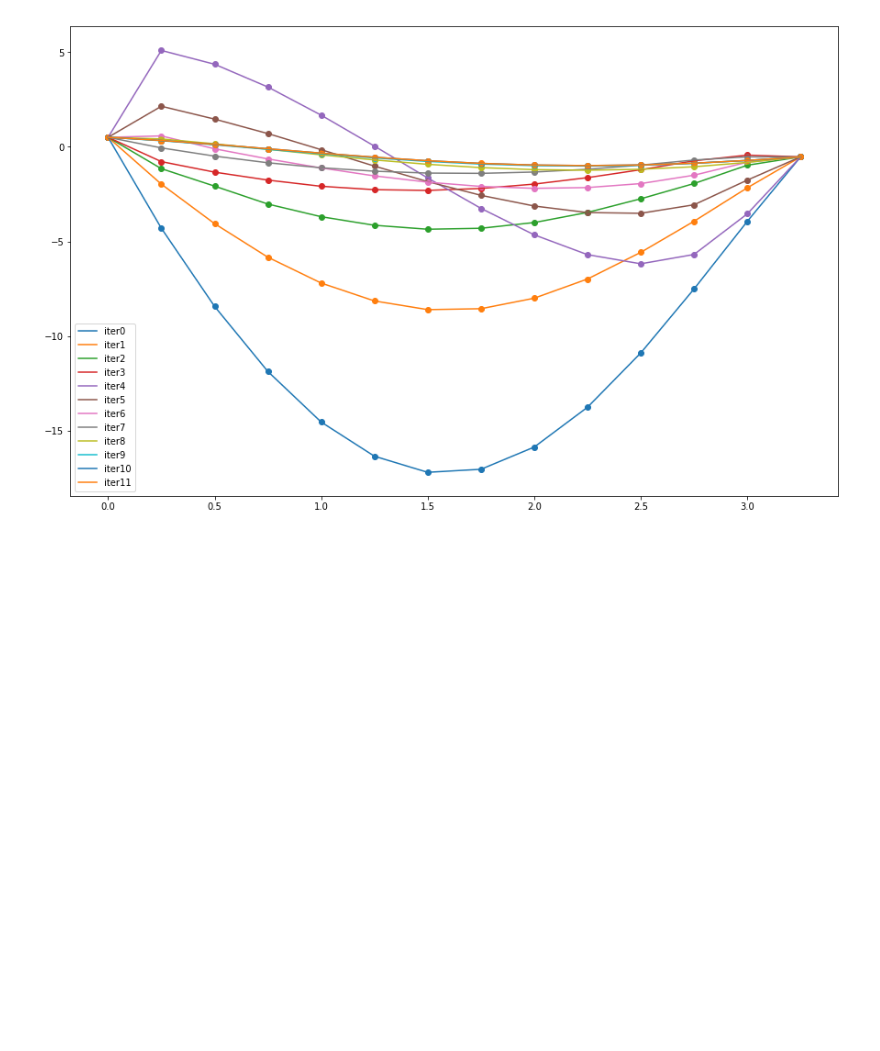
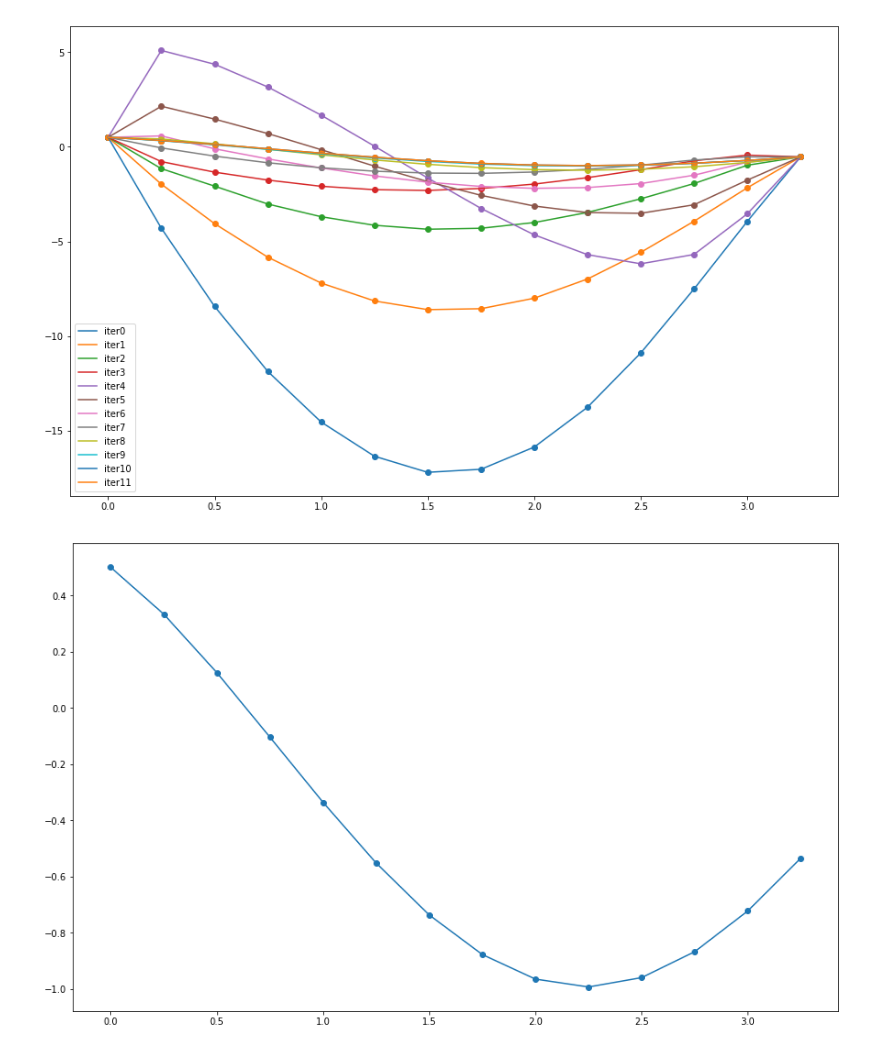
Before and after one commit to rudrasohan/Advanced-Numerical-Techniques, a Jupyter notebook: assignment4.2.ipynb, the cells around one changed output. Drawn from its saved outputs; the diff is of its cells as text; code cells hidden in the pictures; blank space fills up the shorter version.

```diff
--- a/assignment4.2.ipynb
+++ b/assignment4.2.ipynb
@@ -145,3 +145,11 @@ ax.legend(tuple(g))
 fig.show()
 # %% [output]
 [figure]
+# %%
+fig = plt.figure(figsize=(15,32))
+ax = fig.add_subplot(311)
+ax.plot(x_range, y[-1])
+ax.scatter(x_range, y[-1])
+fig.show()
+# %% [output]
+[figure, added]
```
Also changed, not shown: 2 other files.
